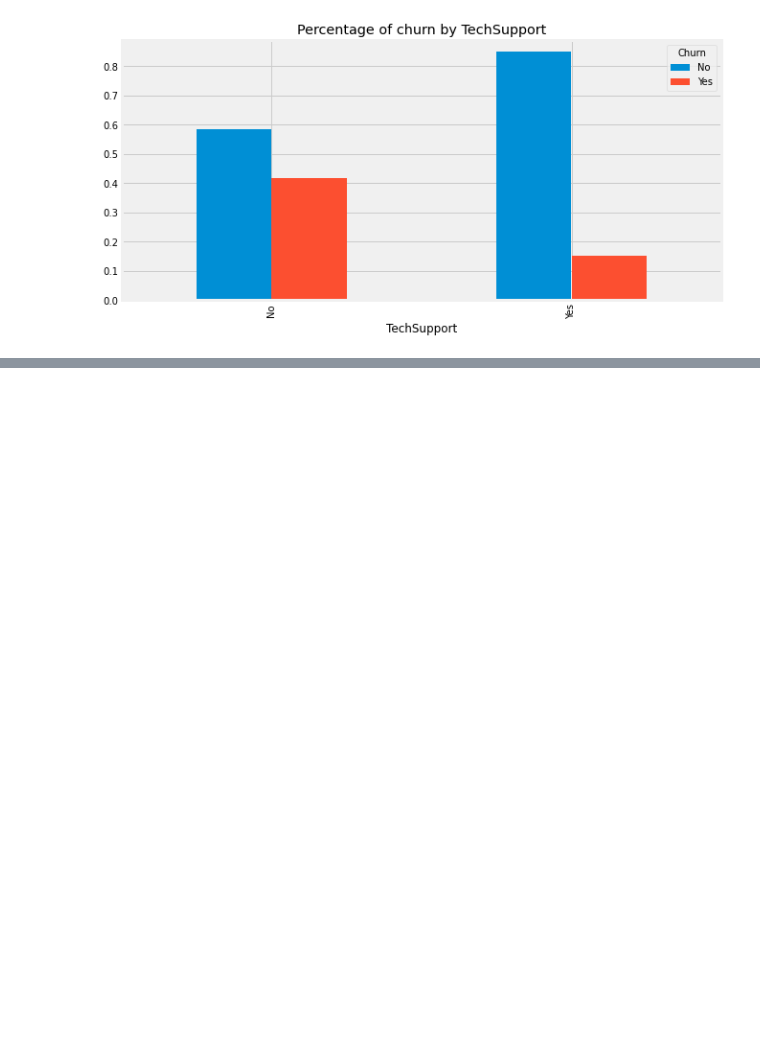
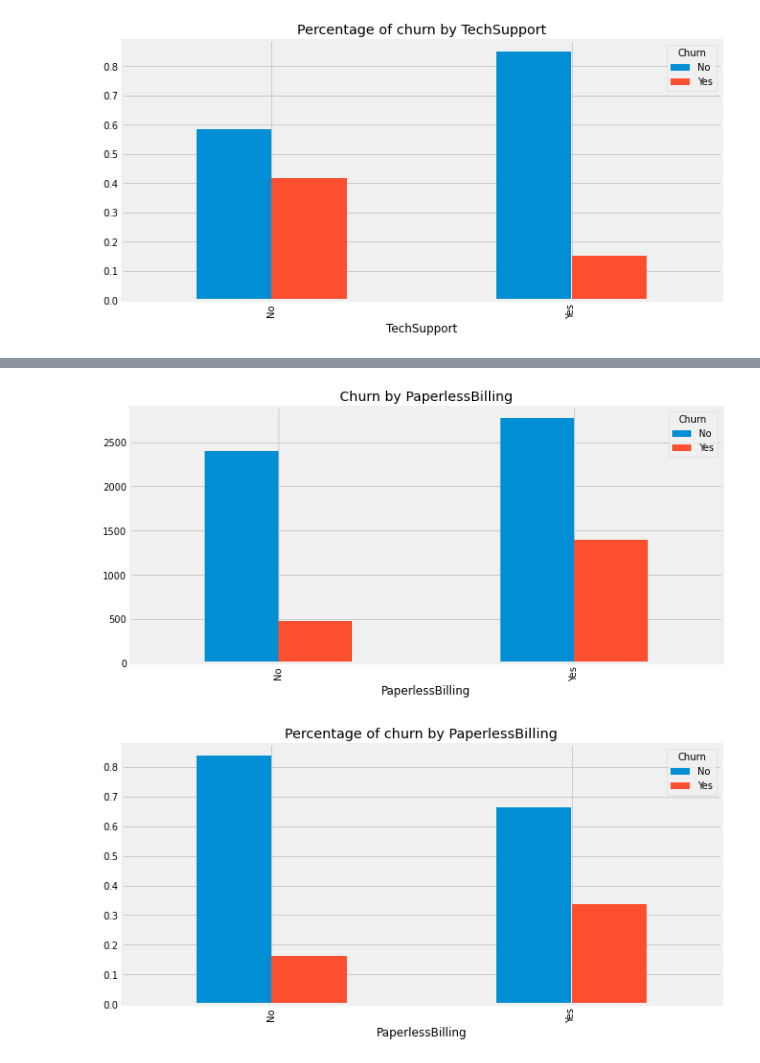
Before and after one commit to kinghenderson/Phase_3_Project, a Jupyter notebook: Model.ipynb, the cells around one changed output, grey strips where cells are left out. Cells and saved outputs as stored; diff of their text form; code cells hidden in the pictures; blank space fills up the shorter version.

```diff
--- a/Model.ipynb
+++ b/Model.ipynb
@@ -255,0 +297,11 @@ plt.show()
+# %%
+# There is a higher churn with paperless billing. The churn rate is 35% with paper billing and 16-17% with paper billing.
+bill = df.groupby('PaperlessBilling')['Churn'].value_counts(normalize=False).unstack().plot(kind='bar', figsize=(10,5))
+bill.set_title("Churn by PaperlessBilling")
+plt.show()
+bill_pct = df.groupby('PaperlessBilling')['Churn'].value_counts(normalize=True).unstack().plot(kind='bar', figsize=(10,5))
+bill_pct.set_title("Percentage of churn by PaperlessBilling")
+plt.show()
+# %% [output]
+[figure, added]
+[figure, added]
```
Also changed, not shown: parts of 19 cells of this notebook.
